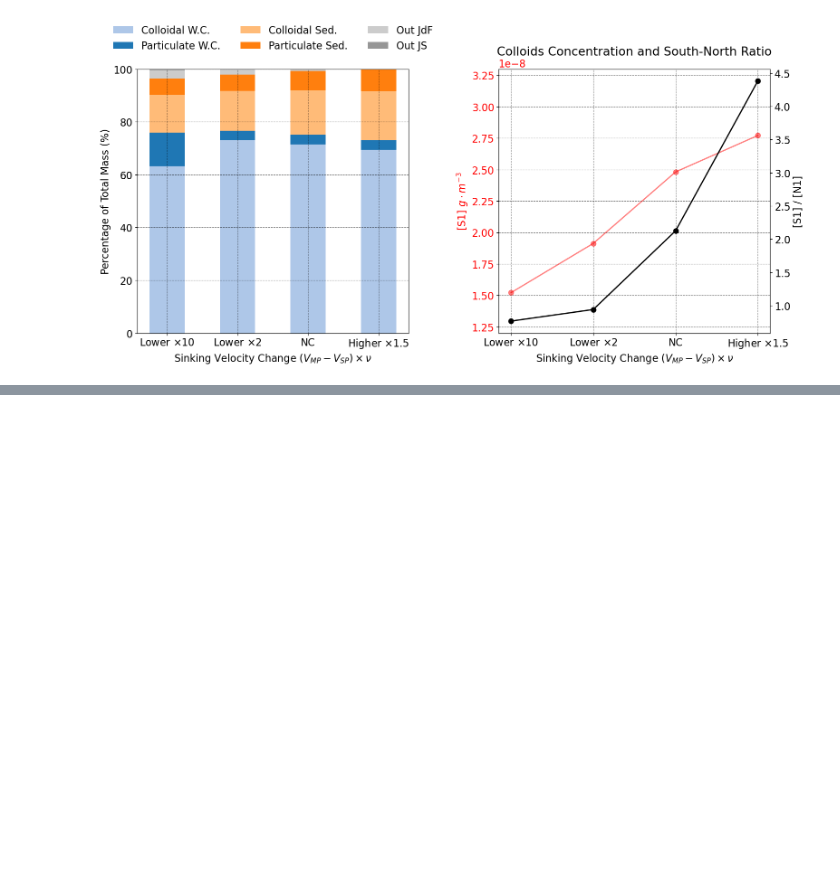
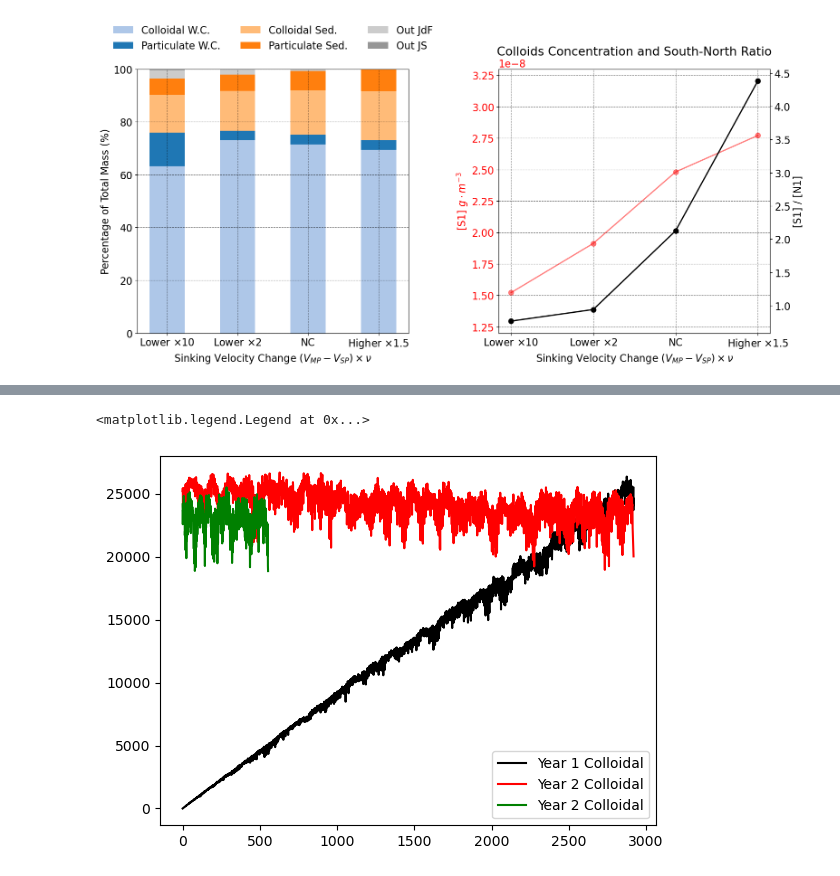
Before and after one commit to SalishSeaCast/analysis-vicente, a Jupyter notebook: OP_nibi/Tuning_V2/Comparissons_Tutorial.ipynb, the cells around one changed output, grey strips where cells are left out. Saved outputs shown, nothing was run; the diff lists cells and outputs as text; code cells hidden in the pictures; blank space fills up the shorter version.

```diff
--- a/OP_nibi/Tuning_V2/Comparissons_Tutorial.ipynb
+++ b/OP_nibi/Tuning_V2/Comparissons_Tutorial.ipynb
@@ -1951,0 +1957,3 @@ plt.show()
+# %%
+dd_2007 = xr.open_dataset(file_2007)
+dd_2008 = xr.open_dataset(file_2008)
@@ -1951,0 +2003,36 @@ plt.show()
+# %%
+def get_system_timeseries_optimized(data, status_var='status',
+                                    target_status=2, chunk_size=500):
+    """
+    Computes a particle timeseries filtered by status across the entire system.
+    Optimized for minimal memory usage and high execution speed via chunking.
+    """
+    #with xr.open_dataset(filename) as data:
+    n_obs = data.sizes['obs']
+    counts_per_time = np.zeros(n_obs, dtype=int)
+
+    for start in range(0, n_obs, chunk_size):
+        end = min(start + chunk_size, n_obs)
+
+        status_chunk = data[status_var].isel(obs=slice(start, end)).values
+
+        if isinstance(target_status, (list, tuple, np.ndarray)):
+            status_mask = np.isin(status_chunk, target_status)
+        else:
+            status_mask = (status_chunk == target_status)
+
+        if not np.any(status_mask):
+            continue
+
+
+        chunk_time_indices = np.where(status_mask)[1]
+
+        absolute_time_indices = chunk_time_indices + start
+
+        counts_per_time += np.bincount(absolute_time_indices, minlength=n_obs)
+
+    return pd.DataFrame({'Total_Count': counts_per_time})
+# %%
+tseries_all_y1 = get_system_timeseries_optimized(dd_2007)
+tseries_all_y2 = get_system_timeseries_optimized(dd_2008)
+tseries_all_y3 = get_system_timeseries_optimized(ds)
@@ -1951,0 +2088,8 @@ plt.show()
+# %%
+plt.plot(tseries_all_y1, 'k', label = 'Year 1 Colloidal')
+plt.plot(tseries_all_y2, 'r', label = 'Year 2 Colloidal')
+plt.plot(tseries_all_y3, 'g', label = 'Year 2 Colloidal')
+plt.legend()
+# %% [output]
+<matplotlib.legend.Legend at 0x...>
+[figure, added]
```
Also changed, not shown: parts of 13 cells of this notebook, 29 other files.
